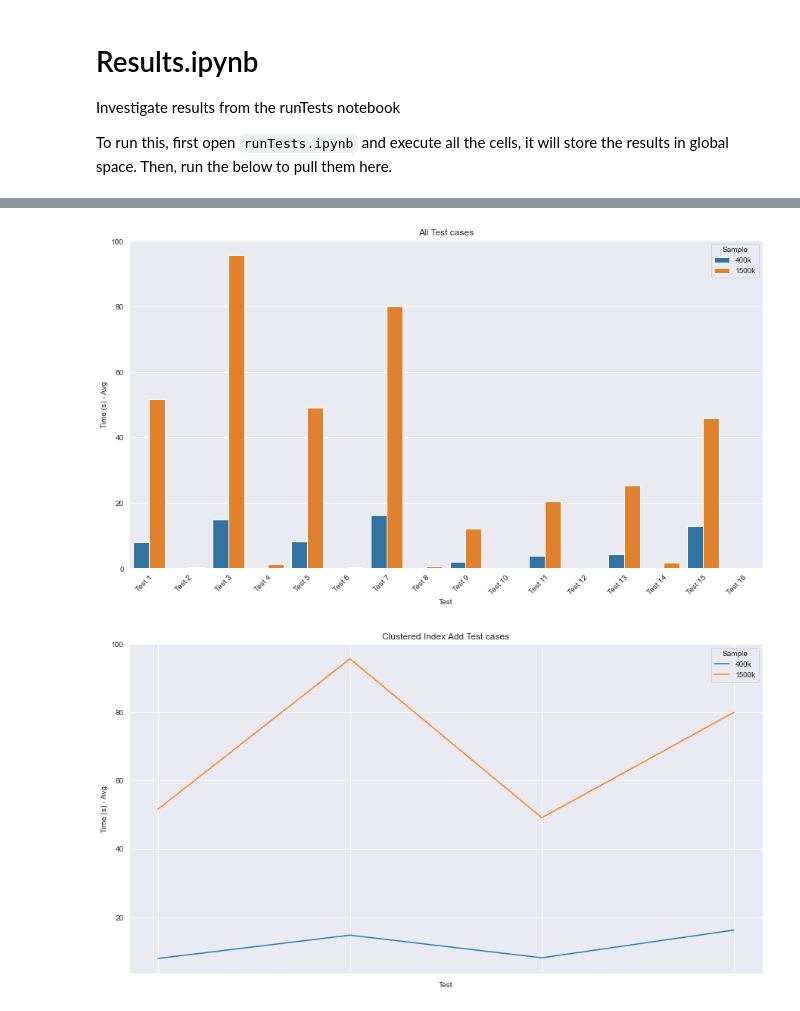
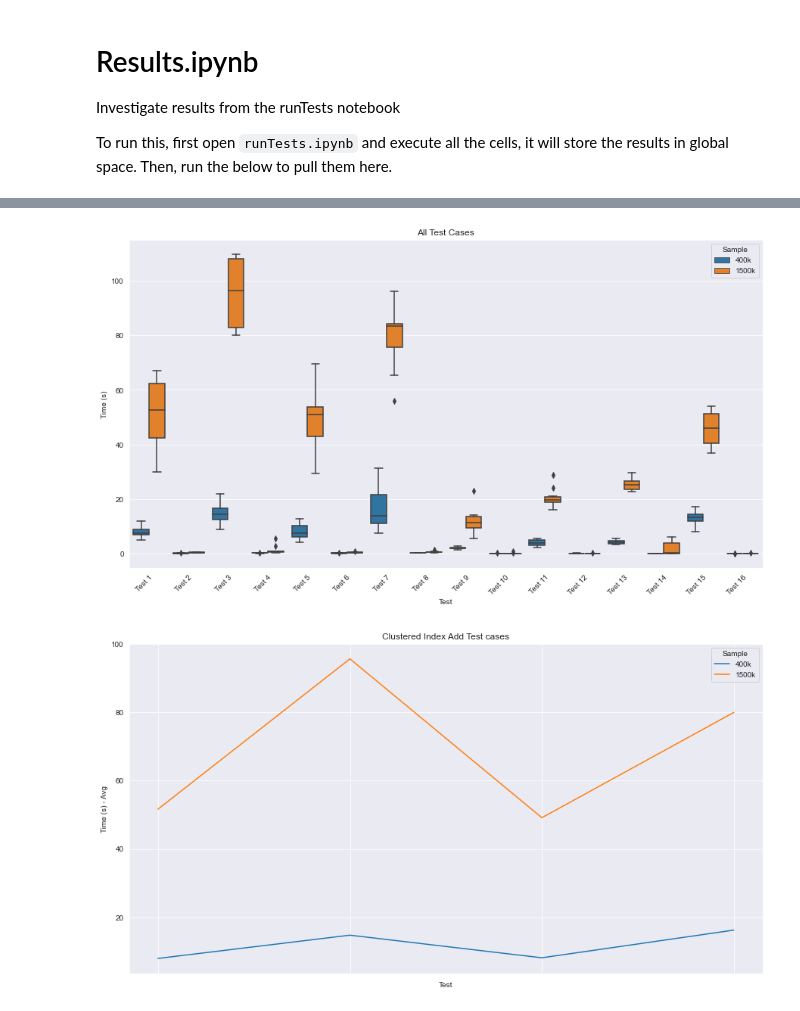
Before and after one commit to TheDarkTrumpet/SQL-Heap-Test, a Jupyter notebook: results.ipynb, the cells around one changed output, grey strips where cells are left out. Saved outputs shown, nothing was run; the diff lists cells and outputs as text; code cells hidden in the pictures.

Commit message:
Finalizing the analysis plots given the most recent data imports

```diff
--- a/results.ipynb
+++ b/results.ipynb
@@ -17,8 +18,11 @@ with open(f"results_1500000.pkl", "rb") as file:
     results_1500 = pkl.load(file)
 # %%
 pdResults = pd.DataFrame.from_dict(results_400.values())
+pdResults["Time (s)"] = pdResults["Time (s)"].apply(lambda x: list(map(float, x)))
+
 pd1500Results = pd.DataFrame.from_dict(results_1500.values())
-pdResults["400k Time (s)"] = pdResults["Time (s) - Avg"].astype(float)
-pdResults["1500k Time (s)"] = pd1500Results["Time (s) - Avg"].astype(float)
-pdResults[["Test", "Category", "Description", "400k Time (s)", "1500k Time (s)"]]
+pd1500Results["Time (s)"] = pd1500Results["Time (s)"].apply(lambda x: list(map(float, x)))
+pdResults["400k Time (s) - Avg"] = pdResults["Time (s) - Avg"].astype(float)
+pdResults["1500k Time (s) - Avg"] = pd1500Results["Time (s) - Avg"].astype(float)
+pdResults[["Test", "Category", "Description", "400k Time (s) - Avg", "1500k Time (s) - Avg"]]
 # %% [output]
@@ -40,9 +44,9 @@ pdResults[["Test", "Category", "Description", "400k Time (s)", "1500k Time (s)"]
 | 14 | Test 15 | Non-Cluster Add | Dual-Column, Non-Clustered Index ... | 12.91 | 45.87 |
 | 15 | Test 16 | Non-Cluster Delete | Dual-Column, Non-Clustered Index ... | 0.02 | 0.03 |
 # %%
-pdGraphData = pdResults[["Test", "Category", "Time (s) - Avg"]].copy(deep=True)
+pdGraphData = pdResults[["Test", "Category", "Time (s)", "Time (s) - Avg"]].copy(deep=True)
 pdGraphData["Sample"] = "400k"
 pd1500Results["Sample"] = "1500k"
-pdGraphData = pd.concat([pdGraphData, pd1500Results[["Test", "Category", "Sample", "Time (s) - Avg"]].copy(deep=True)])
+pdGraphData = pd.concat([pdGraphData, pd1500Results[["Test", "Category", "Sample", "Time (s)", "Time (s) - Avg"]].copy(deep=True)])
 pdGraphData["Time (s) - Avg"] = pdGraphData["Time (s) - Avg"].astype(float)
 pdGraphData.reset_index(drop=True, inplace=True)
@@ -49,10 +61,11 @@ pdGraphData.reset_index(drop=True, inplace=True)
 # %%
+pdGraphDataExplode = pdGraphData.explode("Time (s)")
 fig, ax = plt.subplots(figsize=(15,8))
-sns.barplot(data=pdGraphData, x="Test", y="Time (s) - Avg", hue="Sample", ax=ax).set(title='All Test cases')
+sns.boxplot(data=pdGraphDataExplode, x="Test", y="Time (s)", hue="Sample", ax=ax).set(title='All Test Cases')
 ax.set_xticklabels(ax.get_xticklabels(), rotation=45, ha='right', rotation_mode='anchor')
 plt.show()
 # %% [output]
-[figure, old version]
+[figure, new version]
 # %%
 fig, ax = plt.subplots(figsize=(15,8))
 sns.lineplot(data=pdGraphData[pdGraphData["Category"] == "Cluster Add"], x="Test", y="Time (s) - Avg", hue="Sample", ax=ax).set(title='Clustered Index Add Test cases')
```
Also changed, not shown: parts of 3 cells of this notebook.
